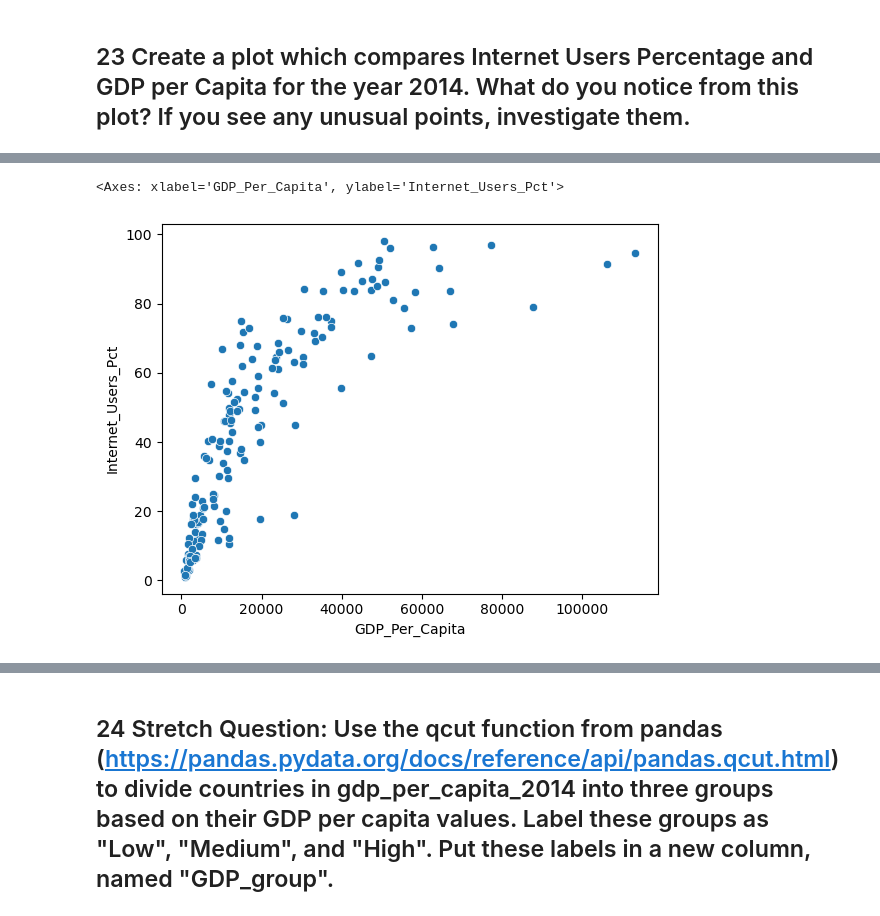
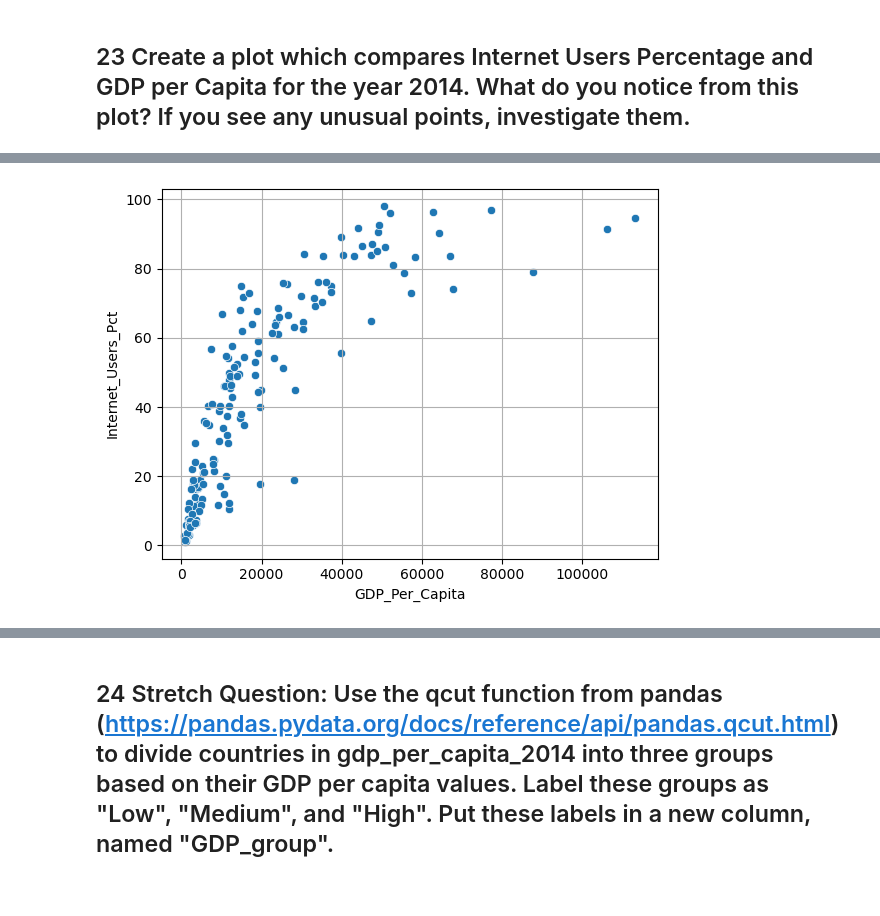
Before and after one commit to NSS-Data-Analytics-Cohort-13/un-exploration-Jswine08, a Jupyter notebook: notebooks/Untitled.ipynb, the cells around one changed output, grey strips where cells are left out. Cells and saved outputs as stored; diff of their text form; code cells hidden in the pictures.

```diff
--- a/notebooks/Untitled.ipynb
+++ b/notebooks/Untitled.ipynb
@@ -524,10 +555,10 @@ gdp_and_internet_use_2014
 # %%
 sns.scatterplot(data=gdp_and_internet_use_2014,
                x='GDP_Per_Capita',
                y='Internet_Users_Pct')
+plt.grid(True)
 # %% [output]
-<Axes: xlabel='GDP_Per_Capita', ylabel='Internet_Users_Pct'>
-[figure, old version]
+[figure, new version]
 # %%
 sns.barplot(data=gdp_and_internet_use_2014,
            x='Year',
```
Also changed, not shown: parts of 11 cells of this notebook.
